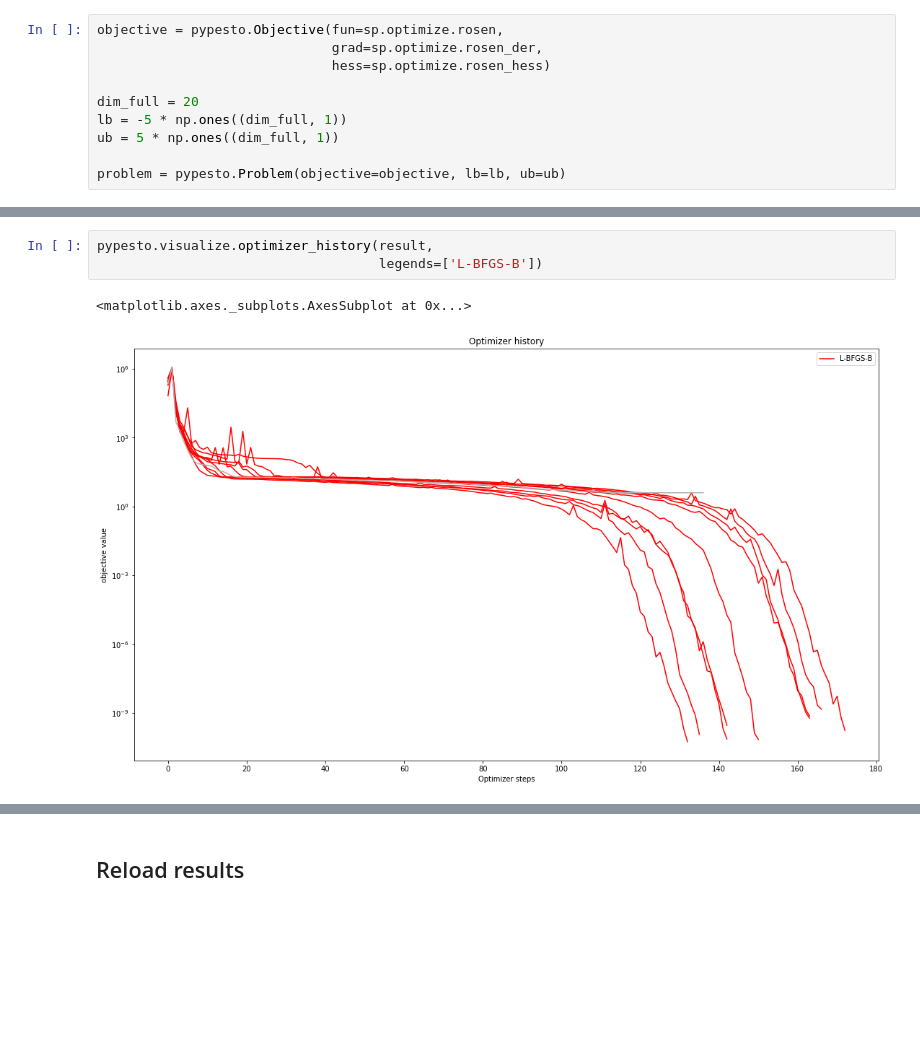
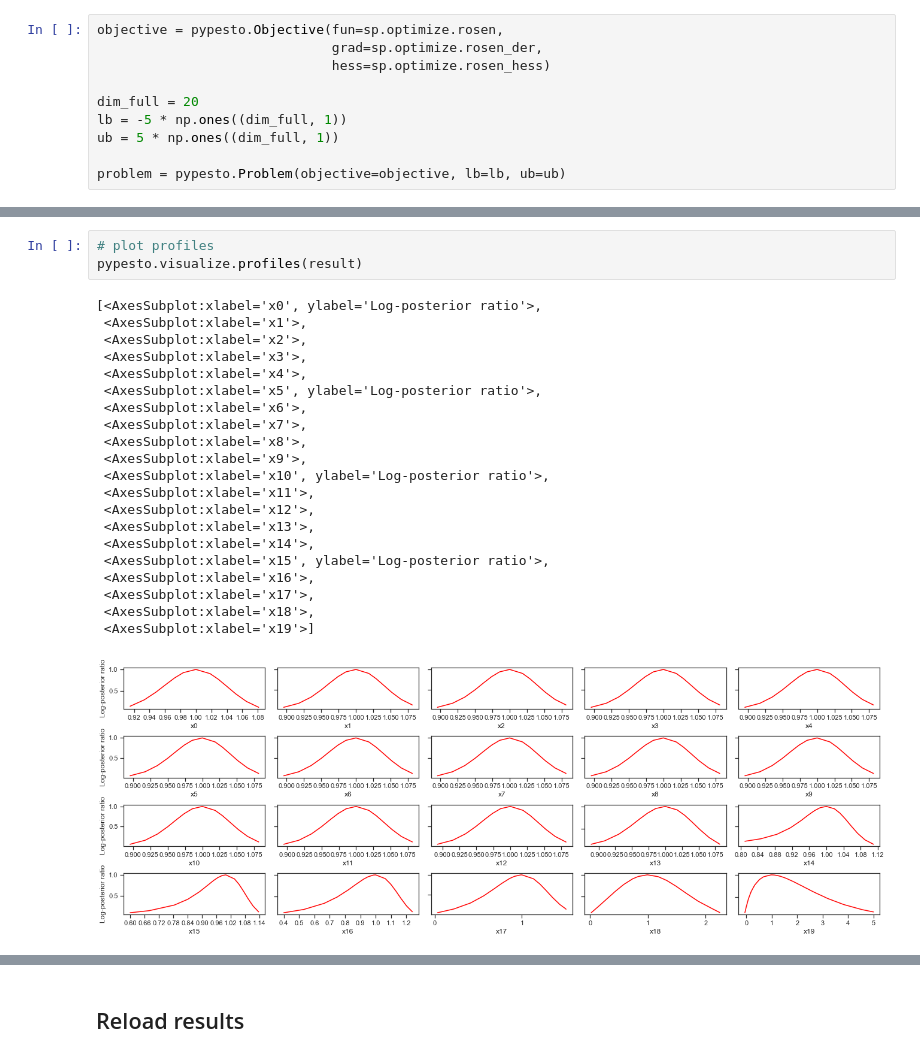
Before and after one commit to ICB-DCM/pyPESTO, a Jupyter notebook: doc/example/hdf5_storage.ipynb, the cells around one changed output, grey strips where cells are left out. Saved outputs shown, nothing was run; the diff lists cells and outputs as text; blank space fills up the shorter version.

```diff
--- a/doc/example/hdf5_storage.ipynb
+++ b/doc/example/hdf5_storage.ipynb
@@ -58,6 +64,25 @@ pypesto.visualize.waterfall(result, size=(15,6))
-# %%
-pypesto.visualize.optimizer_history(result,
-                                    legends=['L-BFGS-B'])
-# %% [output]
-<matplotlib.axes._subplots.AxesSubplot at 0x...>
-[figure, removed]
+# %%
+# plot profiles
+pypesto.visualize.profiles(result)
+# %% [output]
+[<AxesSubplot:xlabel='x0', ylabel='Log-posterior ratio'>,
+ <AxesSubplot:xlabel='x1'>,
+ <AxesSubplot:xlabel='x2'>,
+ <AxesSubplot:xlabel='x3'>,
+ <AxesSubplot:xlabel='x4'>,
+ <AxesSubplot:xlabel='x5', ylabel='Log-posterior ratio'>,
+ <AxesSubplot:xlabel='x6'>,
+ <AxesSubplot:xlabel='x7'>,
+ <AxesSubplot:xlabel='x8'>,
+ <AxesSubplot:xlabel='x9'>,
+ <AxesSubplot:xlabel='x10', ylabel='Log-posterior ratio'>,
+ <AxesSubplot:xlabel='x11'>,
+ <AxesSubplot:xlabel='x12'>,
+ <AxesSubplot:xlabel='x13'>,
+ <AxesSubplot:xlabel='x14'>,
+ <AxesSubplot:xlabel='x15', ylabel='Log-posterior ratio'>,
+ <AxesSubplot:xlabel='x16'>,
+ <AxesSubplot:xlabel='x17'>,
+ <AxesSubplot:xlabel='x18'>,
+ <AxesSubplot:xlabel='x19'>]
+[figure, added]
```
Also changed, not shown: parts of 20 cells of this notebook.
